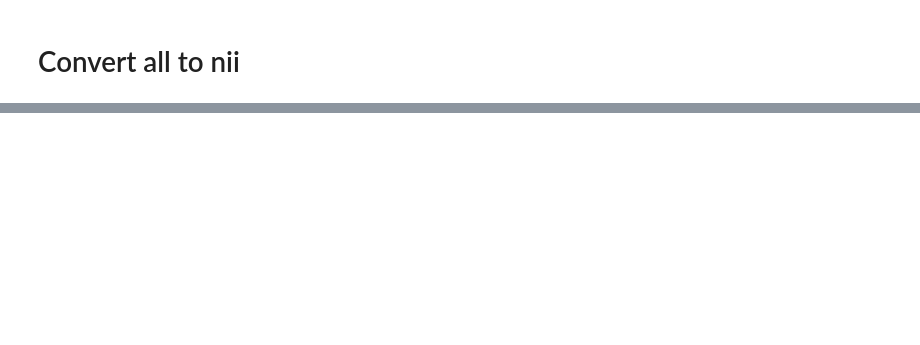
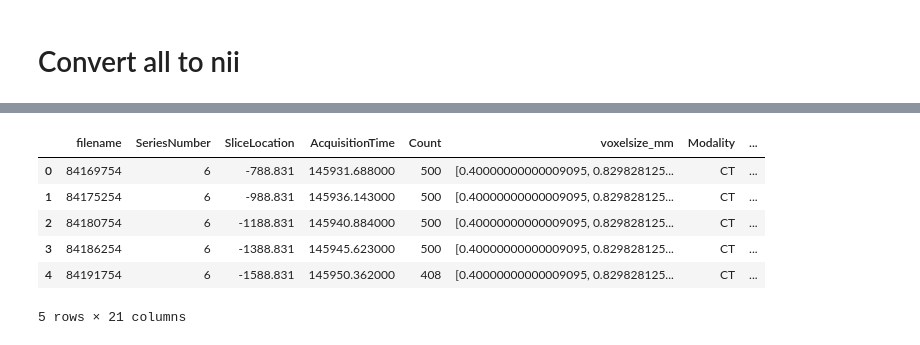
Before and after one commit to mjirik/io3d, a Jupyter notebook: devel/pilsen_pigs_from_dicom.ipynb, the cells around one changed output, grey strips where cells are left out. Drawn from its saved outputs; the diff is of its cells as text; code cells hidden in the pictures; blank space fills up the shorter version.

```diff
--- a/devel/pilsen_pigs_from_dicom.ipynb
+++ b/devel/pilsen_pigs_from_dicom.ipynb
@@ -204,0 +301,12 @@ series_metadata
+# %%
+# dfmt[dfmt.StudyID=="d7bac91d-3c14-40"]
+
+dfmt[(dfmt.StudyID == "d7bac91d-3c14-40") & (dfmt.SeriesNumber == 6)]
+# %% [output]
+|  | filename | SeriesNumber | SliceLocation | AcquisitionTime | Count | voxelsize_mm | Modality | ... |
+| 0 | 84169754 | 6 | -788.831 | 145931.688000 | 500 | [0.40000000000009095, 0.829828125... | CT | ... |
+| 1 | 84175254 | 6 | -988.831 | 145936.143000 | 500 | [0.40000000000009095, 0.829828125... | CT | ... |
+| 2 | 84180754 | 6 | -1188.831 | 145940.884000 | 500 | [0.40000000000009095, 0.829828125... | CT | ... |
+| 3 | 84186254 | 6 | -1388.831 | 145945.623000 | 500 | [0.40000000000009095, 0.829828125... | CT | ... |
+| 4 | 84191754 | 6 | -1588.831 | 145950.362000 | 408 | [0.40000000000009095, 0.829828125... | CT | ... |
+5 rows × 21 columns
```
Also changed, not shown: parts of 23 cells of this notebook, 5 other files.
